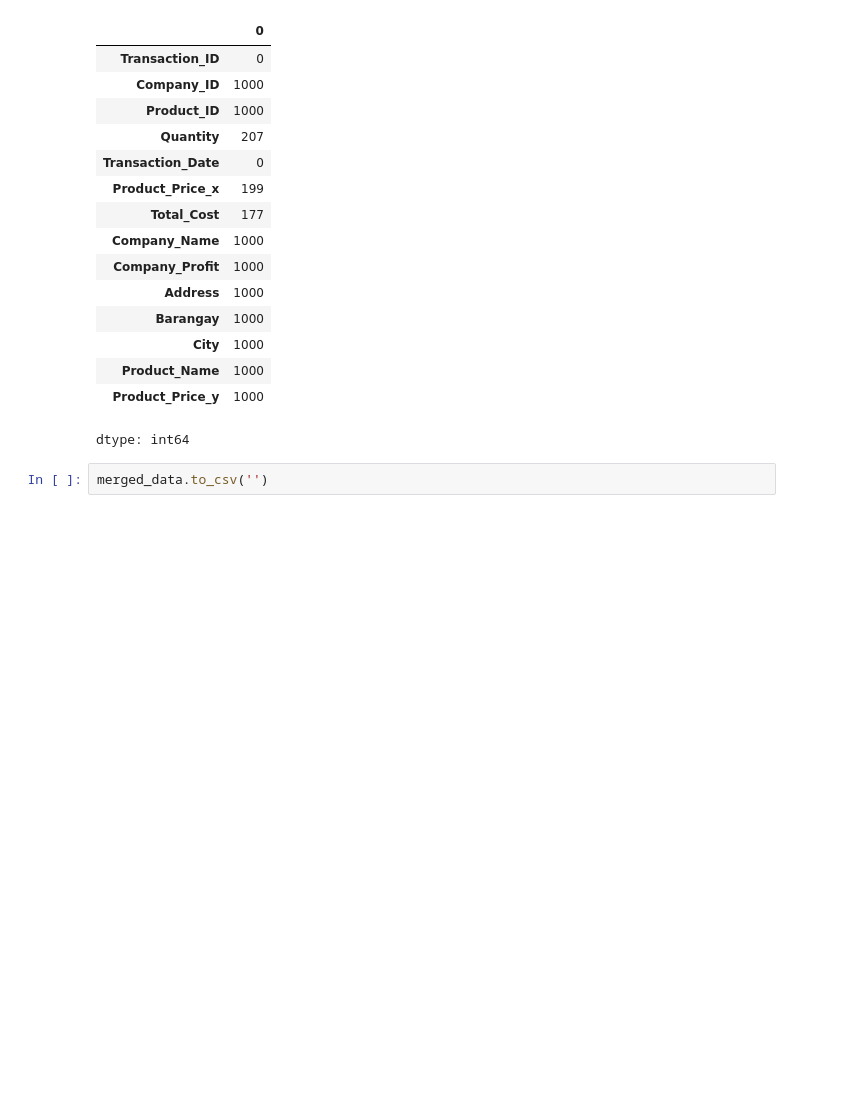
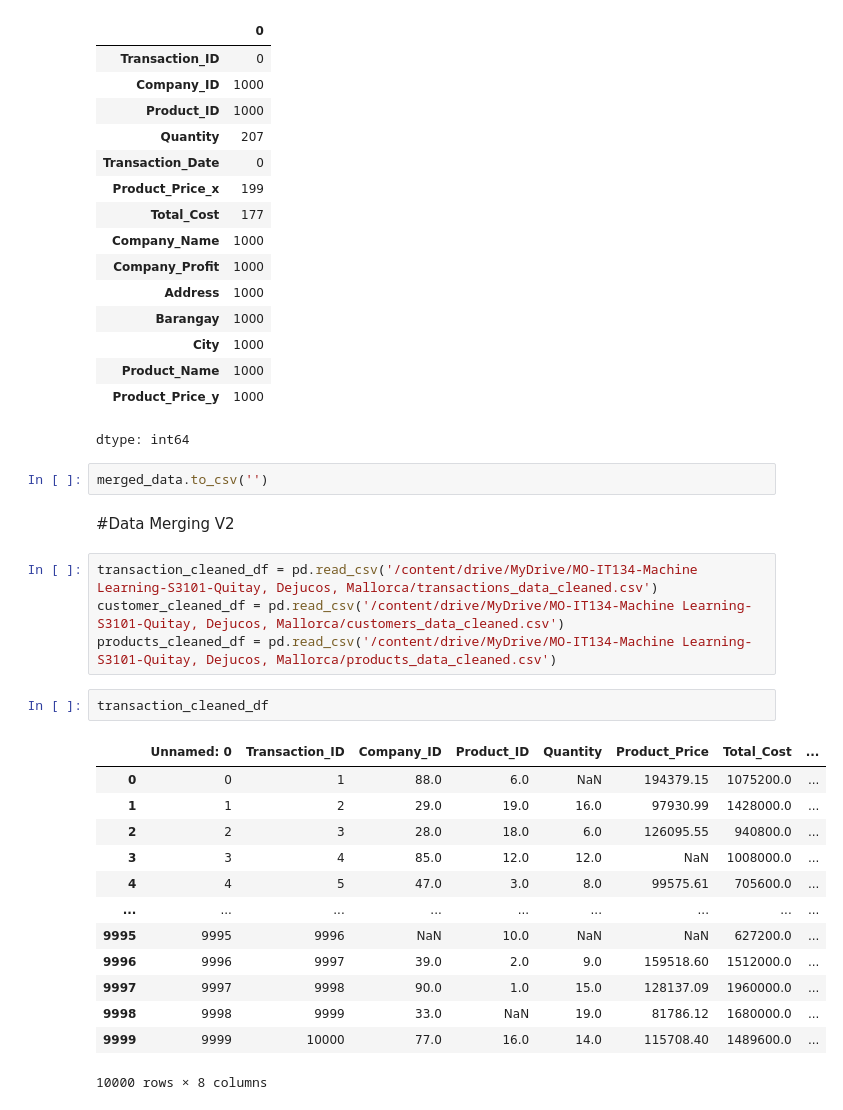
Before and after one commit to zephyrstorm123/MO-IT134-MachineLearning, a Jupyter notebook: Milestone_1_Machine_Learning.ipynb, the cells around one changed output. Saved outputs shown, nothing was run; the diff lists cells and outputs as text; blank space fills up the shorter version.

```diff
--- a/Milestone_1_Machine_Learning.ipynb
+++ b/Milestone_1_Machine_Learning.ipynb
@@ -515,3 +511,25 @@ merged_data.isnull().sum()
 dtype: int64
 # %%
 merged_data.to_csv('')
+# %% [markdown]
+#Data Merging V2
+# %%
+transaction_cleaned_df = pd.read_csv('/content/drive/MyDrive/MO-IT134-Machine Learning-S3101-Quitay, Dejucos, Mallorca/transactions_data_cleaned.csv')
+customer_cleaned_df = pd.read_csv('/content/drive/MyDrive/MO-IT134-Machine Learning-S3101-Quitay, Dejucos, Mallorca/customers_data_cleaned.csv')
+products_cleaned_df = pd.read_csv('/content/drive/MyDrive/MO-IT134-Machine Learning-S3101-Quitay, Dejucos, Mallorca/products_data_cleaned.csv')
+# %%
+transaction_cleaned_df
+# %% [output]
+|  | Unnamed: 0 | Transaction_ID | Company_ID | Product_ID | Quantity | Product_Price | Total_Cost | ... |
+| 0 | 0 | 1 | 88.0 | 6.0 | NaN | 194379.15 | 1075200.0 | ... |
+| 1 | 1 | 2 | 29.0 | 19.0 | 16.0 | 97930.99 | 1428000.0 | ... |
+| 2 | 2 | 3 | 28.0 | 18.0 | 6.0 | 126095.55 | 940800.0 | ... |
+| 3 | 3 | 4 | 85.0 | 12.0 | 12.0 | NaN | 1008000.0 | ... |
+| 4 | 4 | 5 | 47.0 | 3.0 | 8.0 | 99575.61 | 705600.0 | ... |
+| ... | ... | ... | ... | ... | ... | ... | ... | ... |
+| 9995 | 9995 | 9996 | NaN | 10.0 | NaN | NaN | 627200.0 | ... |
+| 9996 | 9996 | 9997 | 39.0 | 2.0 | 9.0 | 159518.60 | 1512000.0 | ... |
+| 9997 | 9997 | 9998 | 90.0 | 1.0 | 15.0 | 128137.09 | 1960000.0 | ... |
+| 9998 | 9998 | 9999 | 33.0 | NaN | 19.0 | 81786.12 | 1680000.0 | ... |
+| 9999 | 9999 | 10000 | 77.0 | 16.0 | 14.0 | 115708.40 | 1489600.0 | ... |
+10000 rows × 8 columns
```
Also changed, not shown: parts of 35 cells of this notebook.
